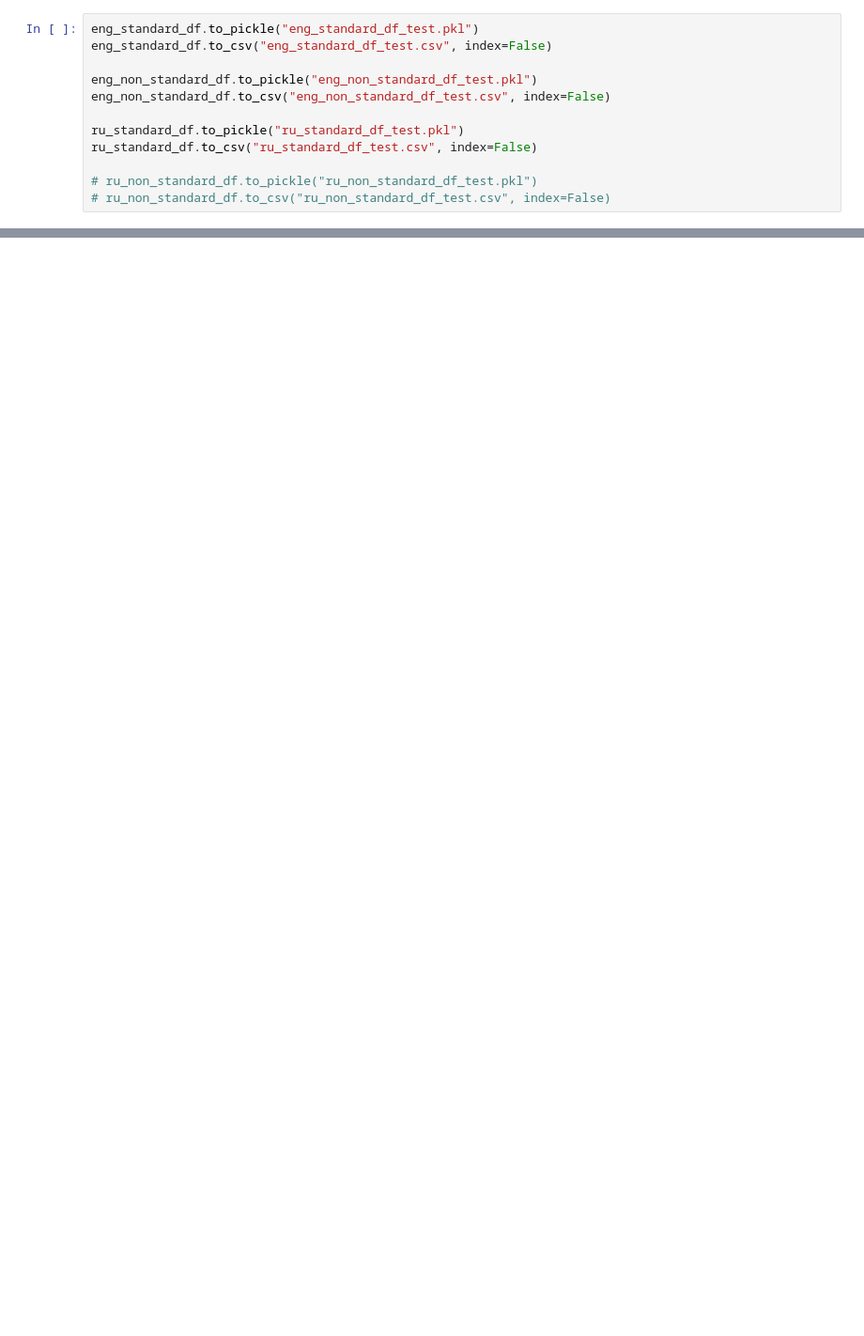
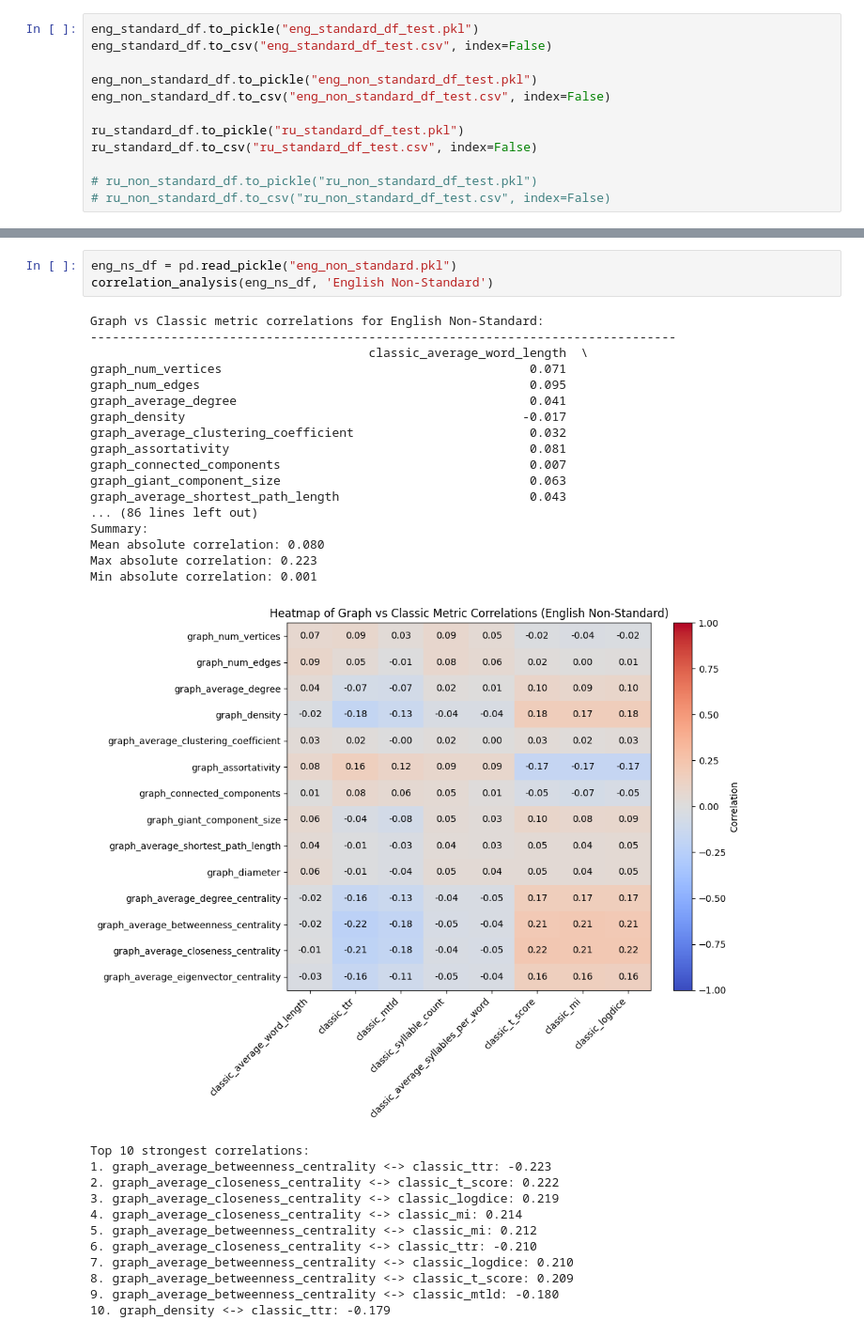
Before and after one commit to PolinaHitrun/rulebased-concept-tree, a Jupyter notebook: research2.ipynb, the cells around one changed output, grey strips where cells are left out. Shown at 94% size. Cells and saved outputs as stored; diff of their text form; blank space fills up the shorter version.

```diff
--- a/research2.ipynb
+++ b/research2.ipynb
@@ -650,0 +454,33 @@ Top 10 strongest correlations:
+# %%
+eng_ns_df = pd.read_pickle("eng_non_standard.pkl")
+correlation_analysis(eng_ns_df, 'English Non-Standard')
+# %% [output]
+Graph vs Classic metric correlations for English Non-Standard:
+--------------------------------------------------------------------------------
+                                      classic_average_word_length  \
+graph_num_vertices                                          0.071
+graph_num_edges                                             0.095
+graph_average_degree                                        0.041
+graph_density                                              -0.017
+graph_average_clustering_coefficient                        0.032
+graph_assortativity                                         0.081
+graph_connected_components                                  0.007
+graph_giant_component_size                                  0.063
+graph_average_shortest_path_length                          0.043
+... (86 lines left out)
+Summary:
+Mean absolute correlation: 0.080
+Max absolute correlation: 0.223
+Min absolute correlation: 0.001
+[figure, added]
+Top 10 strongest correlations:
+1. graph_average_betweenness_centrality <-> classic_ttr: -0.223
+2. graph_average_closeness_centrality <-> classic_t_score: 0.222
+3. graph_average_closeness_centrality <-> classic_logdice: 0.219
+4. graph_average_closeness_centrality <-> classic_mi: 0.214
+5. graph_average_betweenness_centrality <-> classic_mi: 0.212
+6. graph_average_closeness_centrality <-> classic_ttr: -0.210
+7. graph_average_betweenness_centrality <-> classic_logdice: 0.210
+8. graph_average_betweenness_centrality <-> classic_t_score: 0.209
+9. graph_average_betweenness_centrality <-> classic_mtld: -0.180
+10. graph_density <-> classic_ttr: -0.179
```
Also changed, not shown: parts of 19 cells of this notebook, 11 other files.
